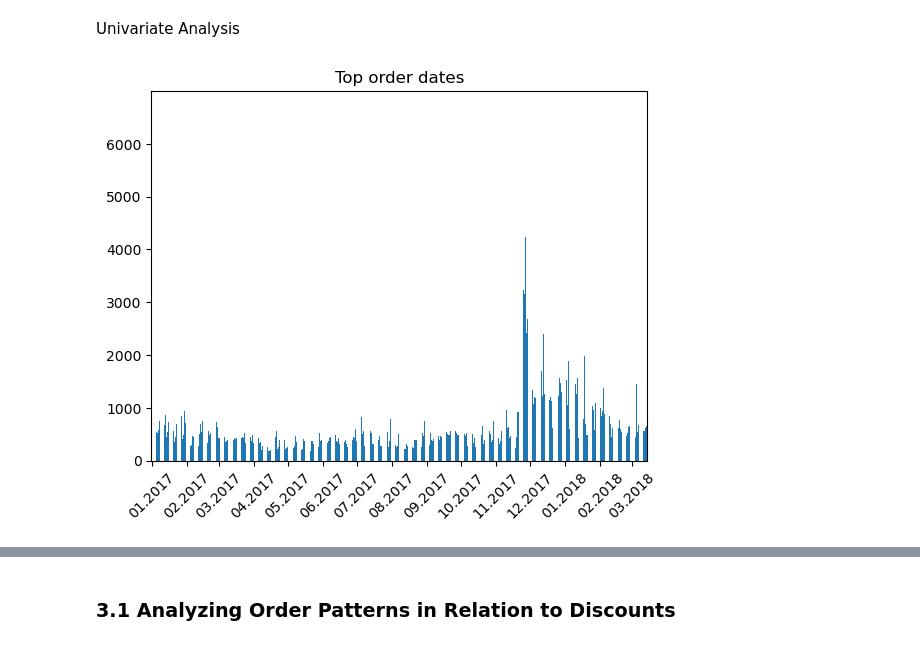
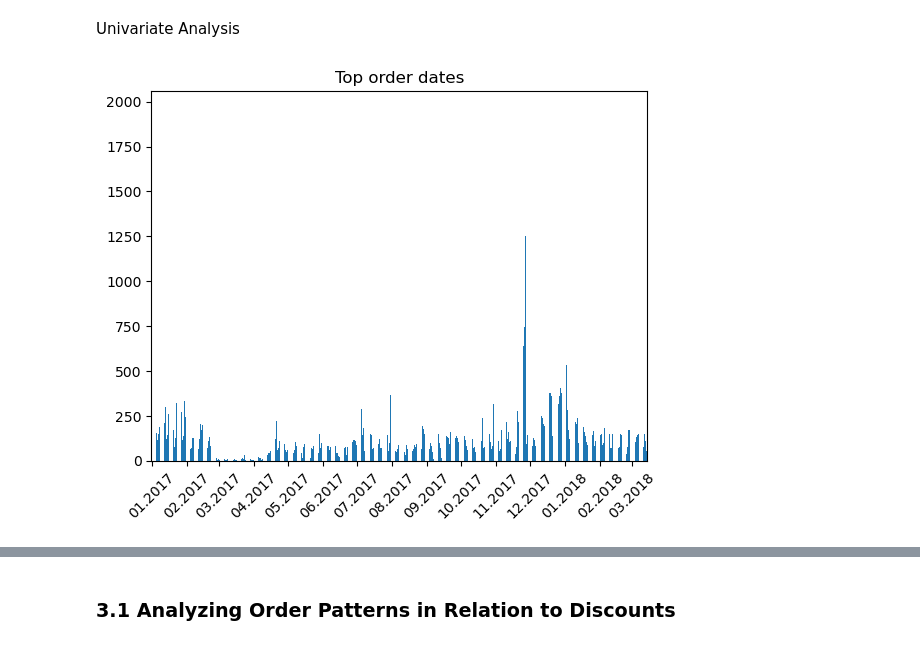
Before and after one commit to MerleSt/Eniac, a Jupyter notebook: Eniac.ipynb, the cells around one changed output, grey strips where cells are left out. Saved outputs shown, nothing was run; the diff lists cells and outputs as text; code cells hidden in the pictures.

```diff
--- a/Eniac.ipynb
+++ b/Eniac.ipynb
@@ -100,3 +102,8 @@ df['promo_perc'] = (1-(df['unit_price']/df['price']))
+# %%
+df[['year', 'week', 'day']]= df['created_date'].dt.isocalendar()
+# Extract month and quarter
+df['month'] = df['created_date'].dt.month
+df['quarter'] = df['created_date'].dt.quarter
 # %% [markdown]
 ### 2.3 Outliers
 # %% [markdown]
@@ -103,0 +149,2 @@ When checking the unit_price, price and total_paid there might be statistically
+# %%
+df = df.loc[df['unit_price']<1000].copy()
@@ -103,0 +187,2 @@ When checking the unit_price, price and total_paid there might be statistically
+# %%
+df = df.loc[df['total_paid']< 15000].copy()
@@ -166,20 +281,20 @@ df_com.head()
 Univariate Analysis
 # %%
 # Plotting the data
-ax = df1['created_date'].dt.date.value_counts().sort_index().plot(kind='bar', title='Top order dates')
+ax = df_com['created_date'].dt.date.value_counts().sort_index().plot(kind='bar', title='Top order dates')
 
 # Extract the first date of each unique month-year combination
-first_dates_of_each_month = df1.drop_duplicates(subset='created_date', keep='first').sort_values('created_date')['created_date'].dt.to_period('M').drop_duplicates().dt.to_timestamp()
+first_dates_of_each_month = df_com.drop_duplicates(subset='created_date', keep='first').sort_values('created_date')['created_date'].dt.to_period('M').drop_duplicates().dt.to_timestamp()
 
 # Find the positions of these first dates in the sorted index of the dates from df1
 positions = [sorted(df1['created_date'].dt.date.unique()).index(date.date()) for date in first_dates_of_each_month]
 
 # Get the month-year labels for these dates
 labels = first_dates_of_each_month.dt.strftime('%m.%Y')
 
 # Set the tick positions and labels
 ax.set_xticks(positions)
 ax.set_xticklabels(labels, rotation=45)
 plt.show()
 # %% [output]
-[figure, old version]
+[figure, new version]
```
Also changed, not shown: parts of 34 cells of this notebook.
